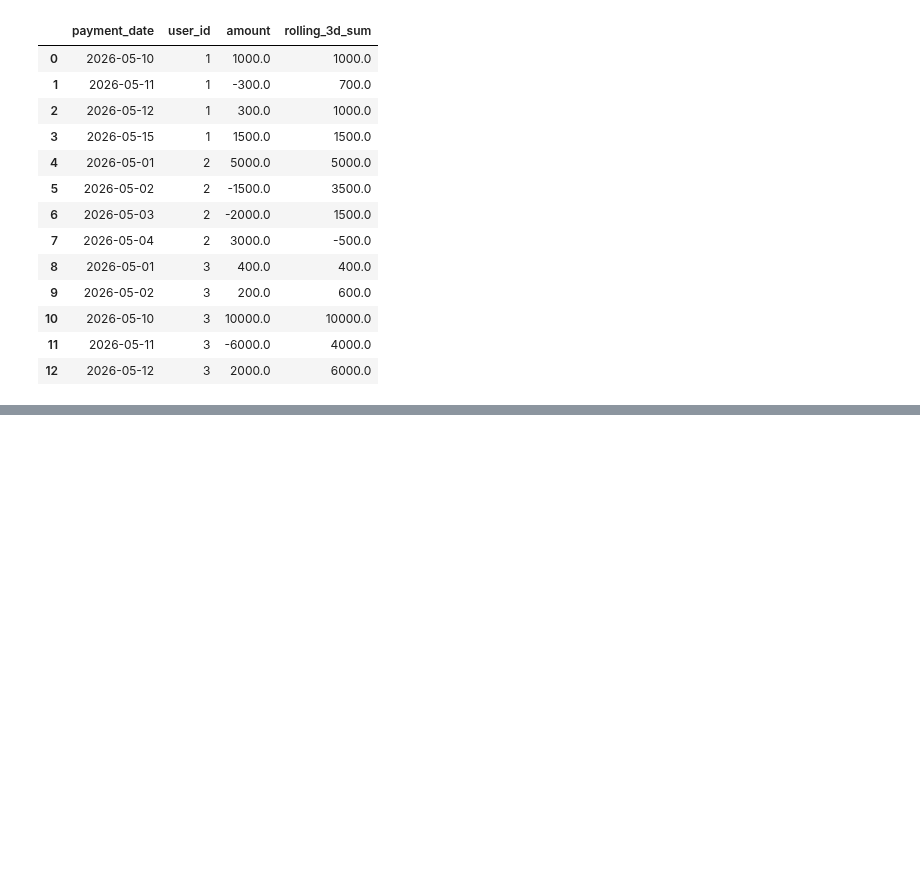
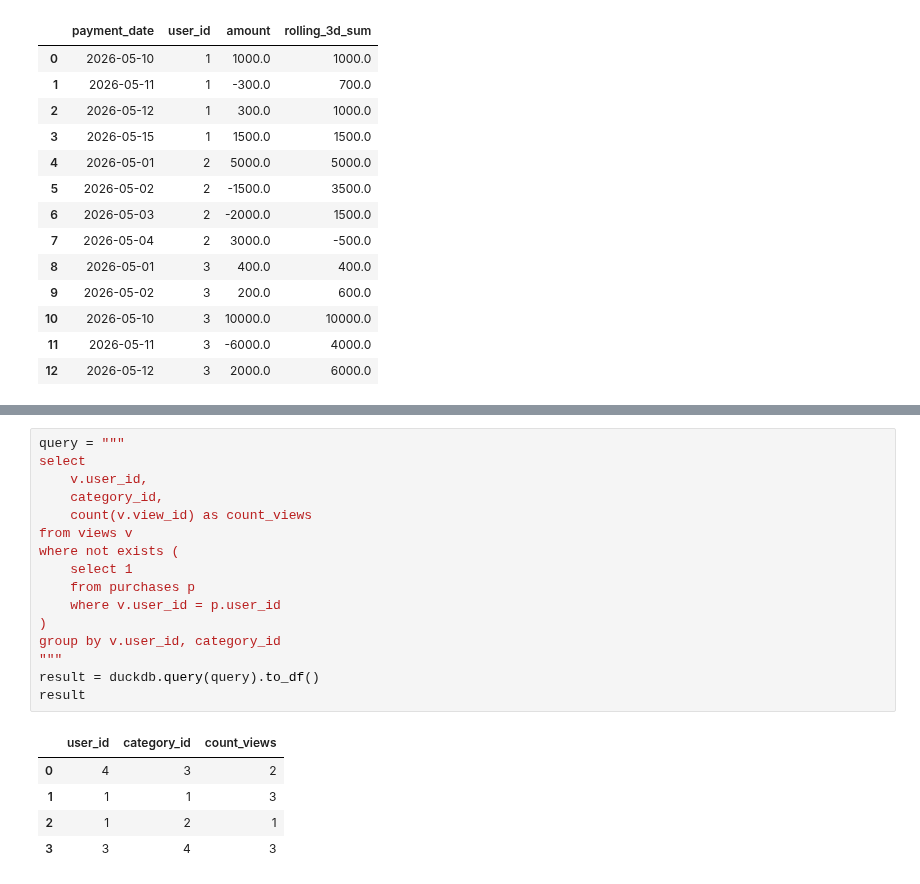
Before and after one commit to Praldmur/Tasks, a Jupyter notebook: simulator_sql.ipynb, the cells around one changed output, grey strips where cells are left out. Cells and saved outputs as stored; diff of their text form; blank space fills up the shorter version.

```diff
--- a/simulator_sql.ipynb
+++ b/simulator_sql.ipynb
@@ -1984,0 +2175,22 @@ result
+# %%
+query = """
+select
+    v.user_id,
+    category_id,
+    count(v.view_id) as count_views
+from views v
+where not exists (
+    select 1
+    from purchases p
+    where v.user_id = p.user_id
+)
+group by v.user_id, category_id
+"""
+result = duckdb.query(query).to_df()
+result
+# %% [output]
+|  | user_id | category_id | count_views |
+| 0 | 4 | 3 | 2 |
+| 1 | 1 | 1 | 3 |
+| 2 | 1 | 2 | 1 |
+| 3 | 3 | 4 | 3 |
```
Also changed, not shown: parts of 13 cells of this notebook.
